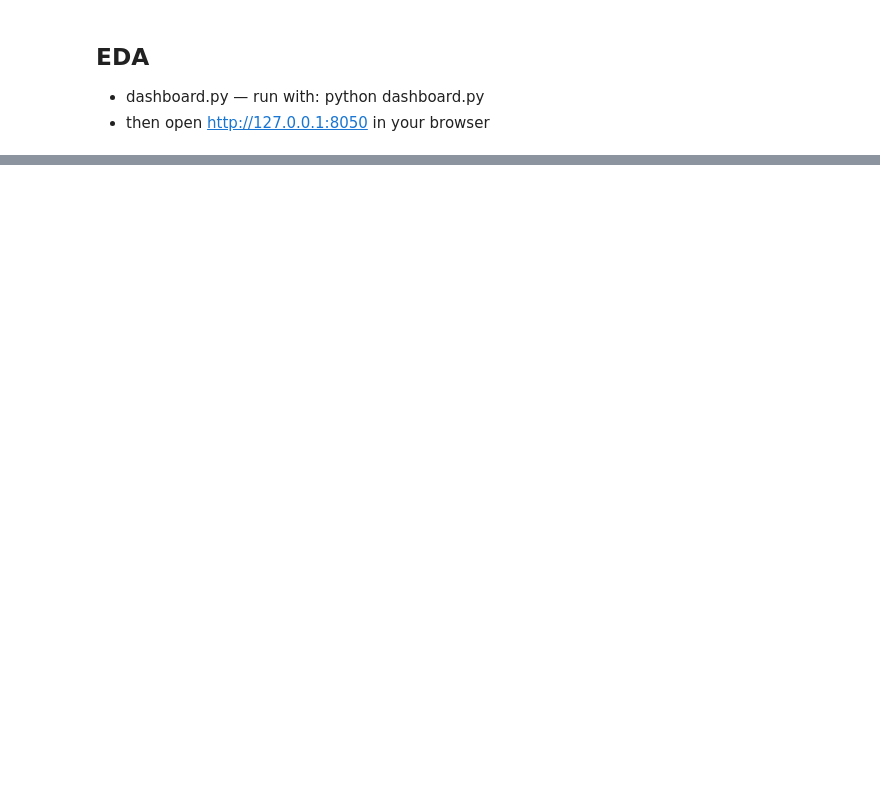
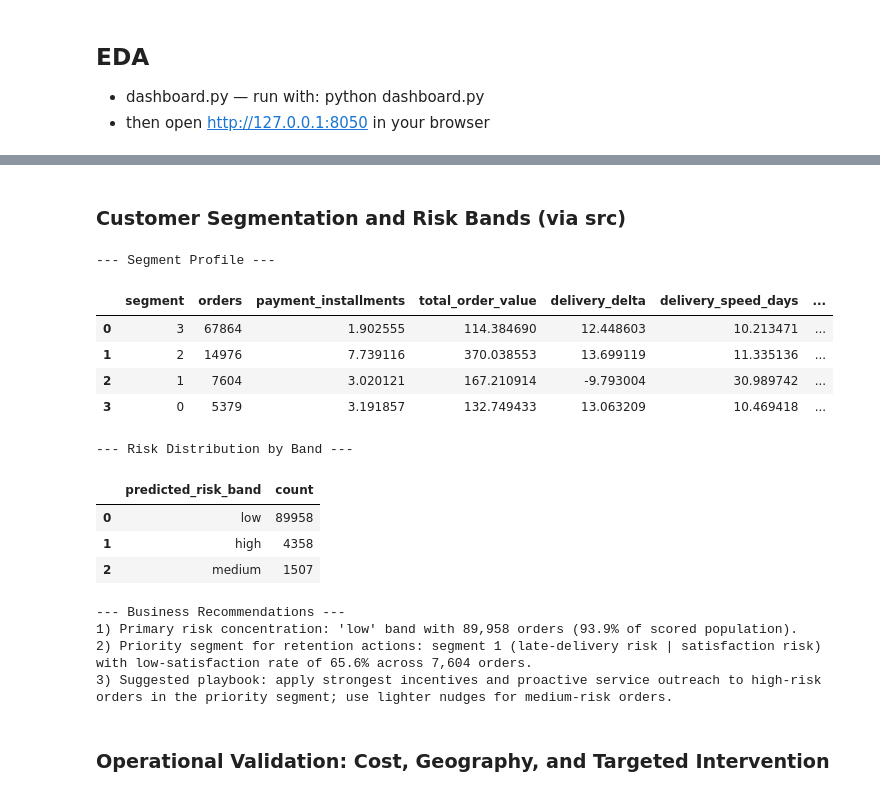
Before and after one commit to lauraromerog/Improving_Customer_Retention_through_Payment_Analytics, a Jupyter notebook: notebooks/olist_payment_analytics.ipynb, the cells around one changed output, grey strips where cells are left out. Cells and saved outputs as stored; diff of their text form; code cells hidden in the pictures; blank space fills up the shorter version.

```diff
--- a/notebooks/olist_payment_analytics.ipynb
+++ b/notebooks/olist_payment_analytics.ipynb
@@ -551,0 +644,66 @@ if __name__ == "__main__":
+# %% [markdown]
+### Customer Segmentation and Risk Bands (via src)
+# %%
+print("--- Segment Profile ---")
+display(ml_results["segment_profile"])
+
+if ml_results["segment_figure"] is not None:
+    ml_results["segment_figure"].show()
+
+print("\n--- Risk Distribution by Band ---")
+risk_distribution = (
+    ml_results["risk_table"]["predicted_risk_band"]
+    .value_counts(dropna=False)
+    .rename_axis("predicted_risk_band")
+    .reset_index(name="count")
+)
+display(risk_distribution)
+# %% [output]
+--- Segment Profile ---
+|  | segment | orders | payment_installments | total_order_value | delivery_delta | delivery_speed_days | ... |
+| 0 | 3 | 67864 | 1.902555 | 114.384690 | 12.448603 | 10.213471 | ... |
+| 1 | 2 | 14976 | 7.739116 | 370.038553 | 13.699119 | 11.335136 | ... |
+| 2 | 1 | 7604 | 3.020121 | 167.210914 | -9.793004 | 30.989742 | ... |
+| 3 | 0 | 5379 | 3.191857 | 132.749433 | 13.063209 | 10.469418 | ... |
+--- Risk Distribution by Band ---
+|  | predicted_risk_band | count |
+| 0 | low | 89958 |
+| 1 | high | 4358 |
+| 2 | medium | 1507 |
+# %%
+print("--- Business Recommendations ---")
+
+risk_counts = ml_results["risk_table"]["predicted_risk_band"].value_counts()
+top_band = risk_counts.index[0]
+top_band_count = int(risk_counts.iloc[0])
+total_orders = int(risk_counts.sum())
+top_band_pct = (top_band_count / total_orders) * 100
+
+segment_profile = ml_results["segment_profile"].copy()
+segment_profile["low_satisfaction_rate"] = 1 - segment_profile["high_satisfaction"]
+priority_segment = segment_profile.sort_values(
+    ["low_satisfaction_rate", "orders"],
+    ascending=[False, False],
+).iloc[0]
+
+print(
+    f"1) Primary risk concentration: '{top_band}' band with {top_band_count:,} orders "
+    f"({top_band_pct:.1f}% of scored population)."
+)
+print(
+    "2) Priority segment for retention actions: "
+    f"segment {int(priority_segment['segment'])} ({priority_segment['segment_label']}) "
+    f"with low-satisfaction rate of {priority_segment['low_satisfaction_rate']*100:.1f}% "
+    f"across {int(priority_segment['orders']):,} orders."
+)
+print(
+    "3) Suggested playbook: apply strongest incentives and proactive service outreach to high-risk "
+    "orders in the priority segment; use lighter nudges for medium-risk orders."
+)
+# %% [output]
+--- Business Recommendations ---
+1) Primary risk concentration: 'low' band with 89,958 orders (93.9% of scored population).
+2) Priority segment for retention actions: segment 1 (late-delivery risk | satisfaction risk) with low-satisfaction rate of 65.6% across 7,604 orders.
+3) Suggested playbook: apply strongest incentives and proactive service outreach to high-risk orders in the priority segment; use lighter nudges for medium-risk orders.
+# %% [markdown]
+### Operational Validation: Cost, Geography, and Targeted Intervention
```
Also changed, not shown: parts of 17 cells of this notebook, 4 other files.
